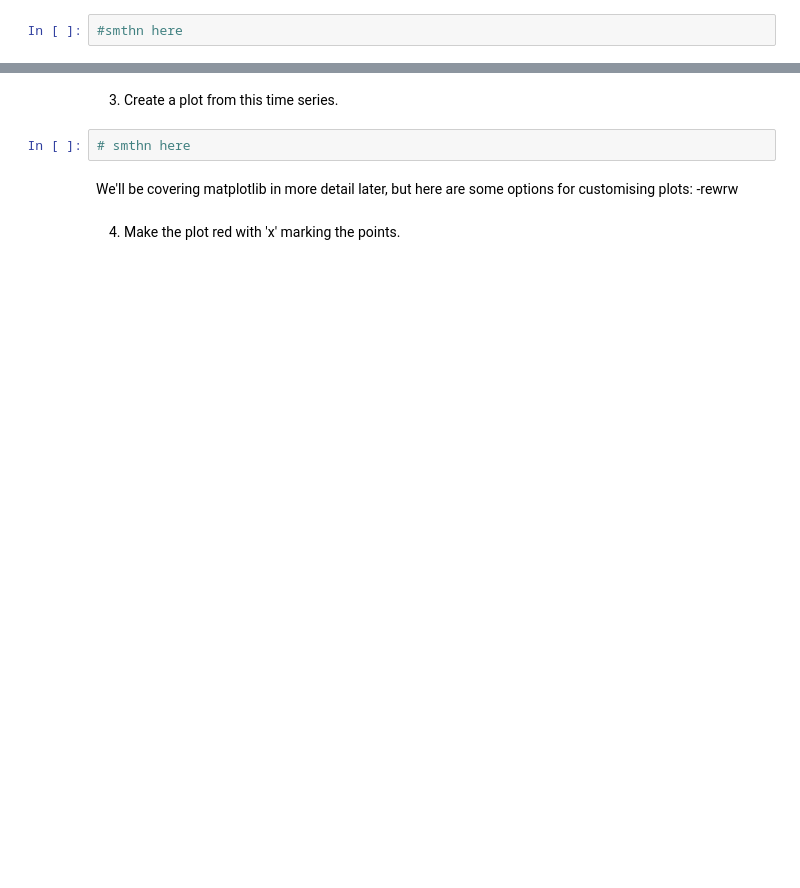
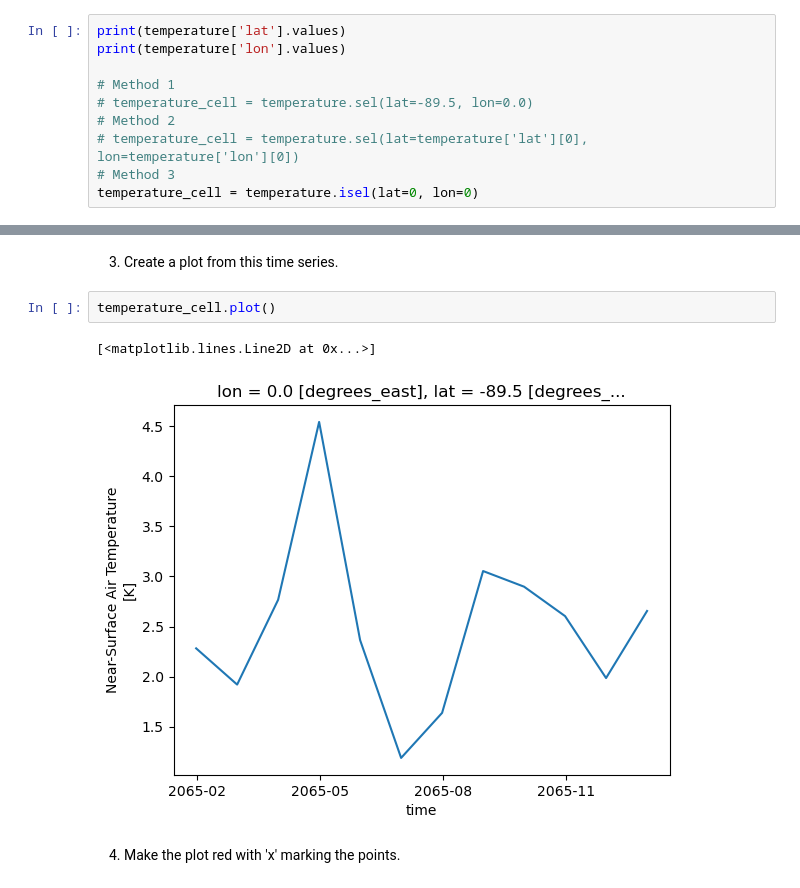
Before and after one commit to ncasuk/ncas-isc, a Jupyter notebook: python-data/solutions/ex02_plotting_and_aggregation.ipynb, the cells around one changed output, grey strips where cells are left out. Saved outputs shown, nothing was run; the diff lists cells and outputs as text; blank space fills up the shorter version.

```diff
--- a/python-data/solutions/ex02_plotting_and_aggregation.ipynb
+++ b/python-data/solutions/ex02_plotting_and_aggregation.ipynb
@@ -30,2 +39,10 @@ Attributes:
 # %%
-#smthn here
+print(temperature['lat'].values)
+print(temperature['lon'].values)
+
+# Method 1
+# temperature_cell = temperature.sel(lat=-89.5, lon=0.0)
+# Method 2
+# temperature_cell = temperature.sel(lat=temperature['lat'][0], lon=temperature['lon'][0])
+# Method 3
+temperature_cell = temperature.isel(lat=0, lon=0)
@@ -32,10 +67,10 @@ Attributes:
 # %% [markdown]
 3. Create a plot from this time series.
 # %%
-# smthn here
+temperature_cell.plot()
+# %% [output]
+[<matplotlib.lines.Line2D at 0x...>]
+[figure, added]
-# %% [markdown]
-We'll be covering matplotlib in more detail later, but here are some options for customising plots:
--rewrw
 # %% [markdown]
 4. Make the plot red with 'x' marking the points.
 # %%
```
Also changed, not shown: parts of 33 cells of this notebook, 9 other files.
